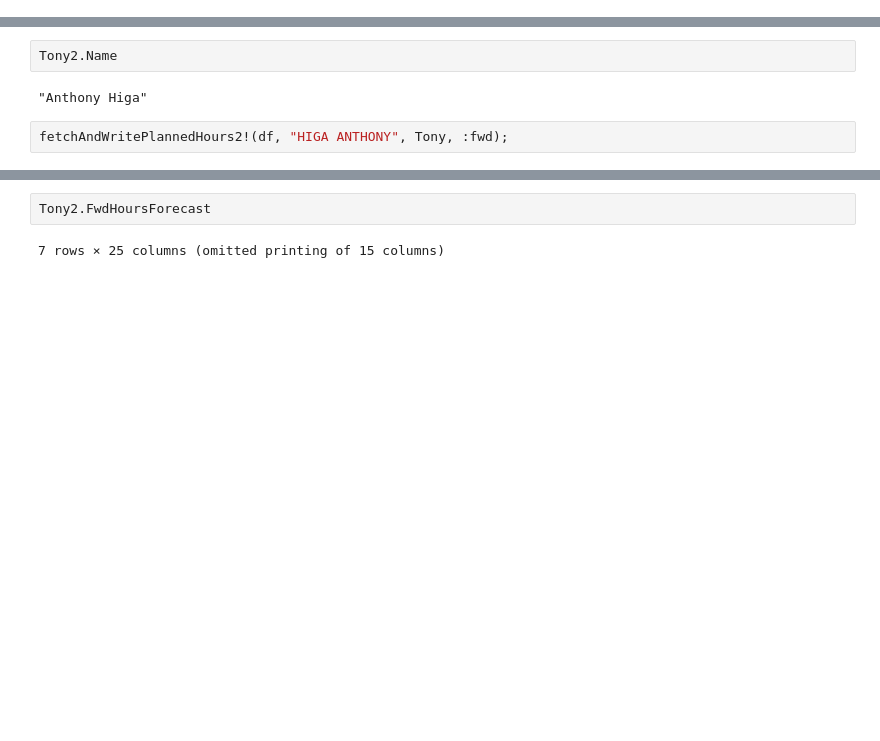
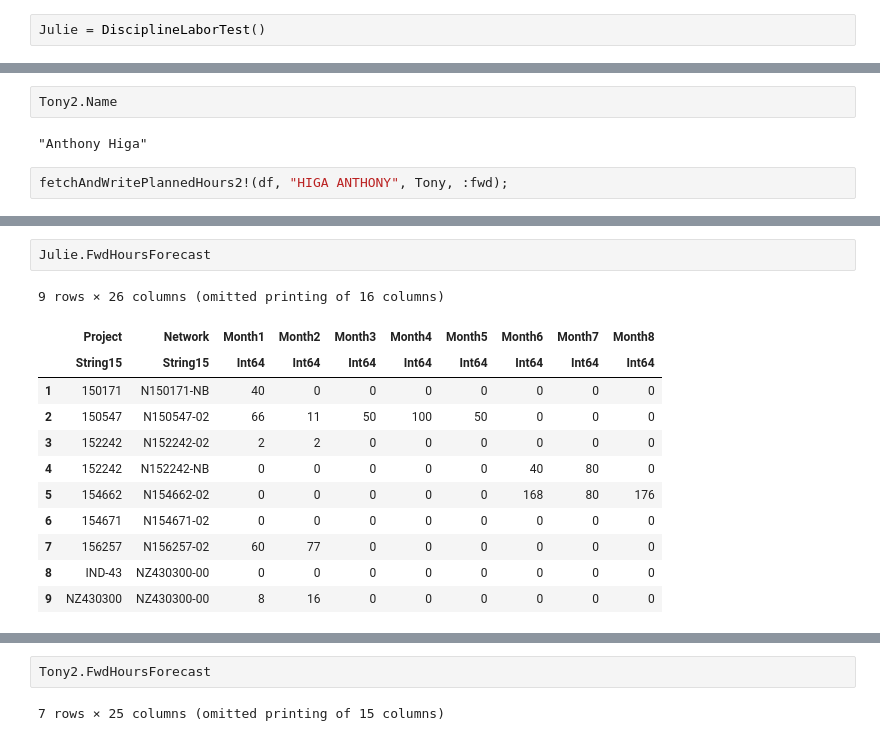
Before and after one commit to gjunqueira-sys/ResourceManagement.jl, a Jupyter notebook: src/sketchpad.ipynb, the cells around one changed output, grey strips where cells are left out. Cells and saved outputs as stored; diff of their text form; blank space fills up the shorter version.

```diff
--- a/src/sketchpad.ipynb
+++ b/src/sketchpad.ipynb
@@ -224,0 +247,2 @@ DisciplineLaborTest(Float64[], 0×25 DataFrame, 0×25 DataFrame, [1.3165819157e-
+# %%
+Julie = DisciplineLaborTest()
@@ -241,2 +295,17 @@ fetchAndWritePlannedHours2!(df, "HIGA ANTHONY", Tony, :fwd);
+# %%
+Julie.FwdHoursForecast
+# %% [output]
+9 rows × 26 columns (omitted printing of 16 columns)
+|  | Project | Network | Month1 | Month2 | Month3 | Month4 | Month5 | Month6 | Month7 | Month8 |
+|  | String15 | String15 | Int64 | Int64 | Int64 | Int64 | Int64 | Int64 | Int64 | Int64 |
+| 1 | 150171 | N150171-NB | 40 | 0 | 0 | 0 | 0 | 0 | 0 | 0 |
+| 2 | 150547 | N150547-02 | 66 | 11 | 50 | 100 | 50 | 0 | 0 | 0 |
+| 3 | 152242 | N152242-02 | 2 | 2 | 0 | 0 | 0 | 0 | 0 | 0 |
+| 4 | 152242 | N152242-NB | 0 | 0 | 0 | 0 | 0 | 40 | 80 | 0 |
+| 5 | 154662 | N154662-02 | 0 | 0 | 0 | 0 | 0 | 168 | 80 | 176 |
+| 6 | 154671 | N154671-02 | 0 | 0 | 0 | 0 | 0 | 0 | 0 | 0 |
+| 7 | 156257 | N156257-02 | 60 | 77 | 0 | 0 | 0 | 0 | 0 | 0 |
+| 8 | IND-43 | NZ430300-00 | 0 | 0 | 0 | 0 | 0 | 0 | 0 | 0 |
+| 9 | NZ430300 | NZ430300-00 | 8 | 16 | 0 | 0 | 0 | 0 | 0 | 0 |
 # %%
 fetchAndWritePlannedHours2!(df, "HIGA ANTHONY", Tony2, :fwd);
```
Also changed, not shown: parts of 11 cells of this notebook, 2 other files.
